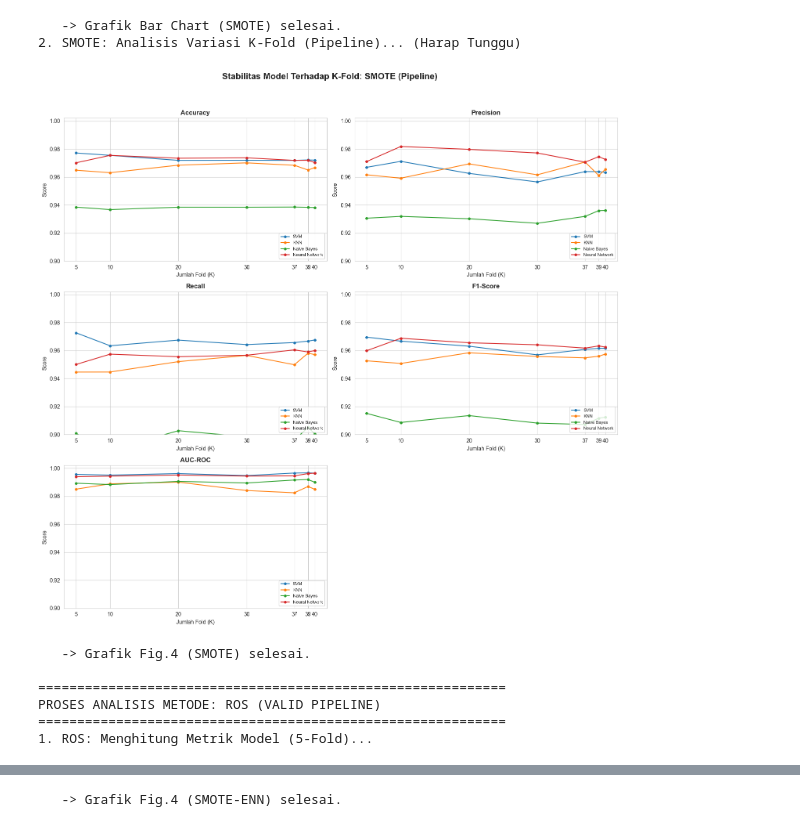
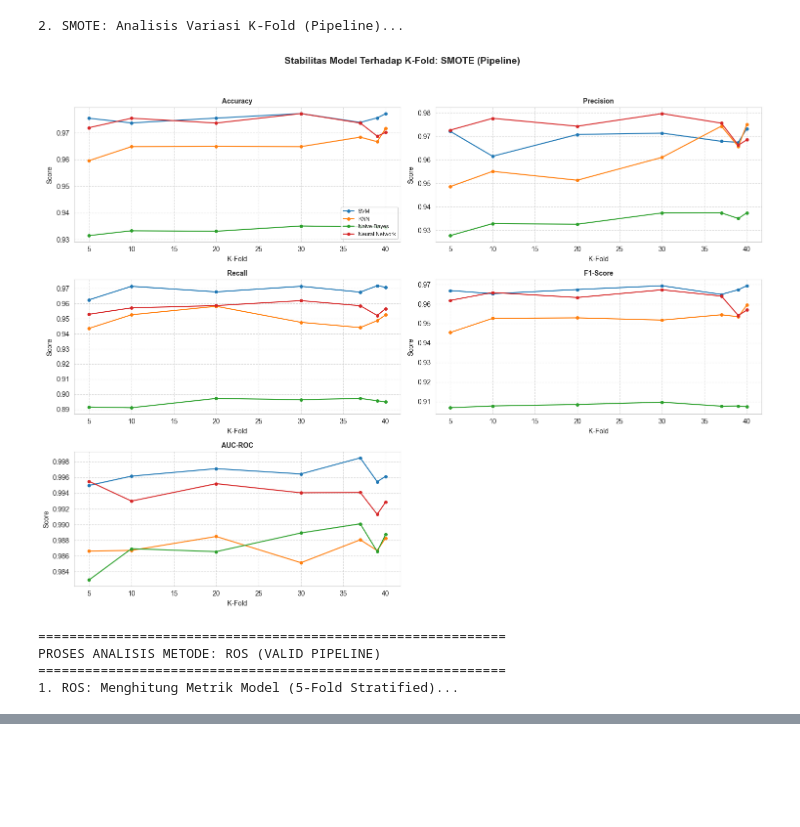
Before and after one commit to FardhanErfandyar/diabet-classification-kel10, a Jupyter notebook: Kel10_UASDataMining.ipynb, the cells around one changed output, grey strips where cells are left out. Saved outputs shown, nothing was run; the diff lists cells and outputs as text; code cells hidden in the pictures; blank space fills up the shorter version.

```diff
--- a/Kel10_UASDataMining.ipynb
+++ b/Kel10_UASDataMining.ipynb
@@ -68,7 +114,7 @@ k_values_fig4 = [5, 10, 20, 30, 37, 39, 40]
 final_results_storage = []
 # %%
 # ==========================================
-# 3. EKSEKUSI LOOP UTAMA (PIPELINE BASED)
+# 3. EKSEKUSI LOOP (PIPELINE BASED)
 # ==========================================
 
 for res_name, resampler in resamplers.items():
@@ -77,56 +123,65 @@ for res_name, resampler in resamplers.items():
     print(f"{'='*60}")
 
     # --- BAGIAN A: BAR CHART (5-FOLD) ---
-    print(f"1. {res_name}: Menghitung Metrik Model (5-Fold)...")
-    kf_5 = KFold(n_splits=5, shuffle=True, random_state=42)
+    print(f"1. {res_name}: Menghitung Metrik Model (5-Fold Stratified)...")
+
+    skf_5 = StratifiedKFold(n_splits=5, shuffle=True, random_state=42)
     split_results = []
 
     for model_name, model in models.items():
-        pipeline = ImbPipeline([('res', resampler), ('mod', model)])
+        pipeline = ImbPipeline([
+            ('scaler', StandardScaler()),
+            ('res', resampler),
+            ('mod', model)
+        ])
 
         scoring = ['accuracy', 'precision', 'recall', 'f1', 'roc_auc']
-        scores = cross_validate(pipeline, X_scaled, y, cv=kf_5, scoring=scoring, n_jobs=-1)
+        scores = cross_validate(pipeline, X_imputed, y_encoded, cv=skf_5, scoring=scoring, n_jobs=-1)
 
+        # Simpan hasil sementara
+        avg_auc = np.mean(scores['test_roc_auc'])
         split_results.append({
             "Model": model_name,
             "Accuracy": np.mean(scores['test_accuracy']),
-            "Precision": np.mean(scores['test_precision']),
-            "Recall": np.mean(scores['test_recall']),
-            "F1-Score": np.mean(scores['test_f1']),
-            "AUC-ROC": np.mean(scores['test_roc_auc'])
+            "AUC-ROC": avg_auc
         })
 
+        # === [FIX] SIMPAN KE GLOBAL STORAGE ===
+        # Ini bagian yang hilang sebelumnya
         final_results_storage.append({
             "Metode Resampling": res_name,
             "Model": model_name,
-            "Skor AUC-ROC": np.mean(scores['test_roc_auc'])
+            "Skor AUC-ROC": avg_auc
         })
 
     # Visualisasi A: Bar Chart
     df_split = pd.DataFrame(split_results)
-    df_melted = df_split.melt(id_vars="Model", var_name="Metric", value_name="Score")
 
-    plt.figure(figsize=(12, 6))
-    ax = sns.barplot(x="Metric", y="Score", hue="Model", data=df_melted, palette="viridis")
+    plt.figure(figsize=(10, 5))
+    ax = sns.barplot(x="Model", y="AUC-ROC", data=df_split, palette="viridis")
     plt.ylim(0.90, 1.0)
-    plt.title(f"Performa Model: {res_name} (Metode Pipeline Valid)", fontsize=14, fontweight='bold')
+    plt.title(f"Performa Model: {res_name} (5-Fold Stratified)", fontsize=12, fontweight='bold')
     for container in ax.containers:
-        ax.bar_label(container, fmt='%.3f', padding=3, fontsize=8)
-    plt.legend(bbox_to_anchor=(1.01, 1), loc='upper left')
+        ax.bar_label(container, fmt='%.3f', padding=3, fontsize=9)
     plt.tight_layout()
     plt.show()
-    print(f"   -> Grafik Bar Chart ({res_name}) selesai.")
 
-    # --- BAGIAN B: LINE CHART FIG. 4 (VARIASI K-FOLD) ---
-    print(f"2. {res_name}: Analisis Variasi K-Fold (Pipeline)... (Harap Tunggu)")
+    # --- BAGIAN B: LINE CHART (VARIASI K-FOLD) ---
+    print(f"2. {res_name}: Analisis Variasi K-Fold (Pipeline)...")
     history = {m: {'acc': [], 'prec': [], 'rec': [], 'f1': [], 'auc': []} for m in models}
 
     for k in k_values_fig4:
-        kf_k = KFold(n_splits=k, shuffle=True, random_state=42)
+        skf_k = StratifiedKFold(n_splits=k, shuffle=True, random_state=42)
+
         for model_name, model in models.items():
-            pipeline = ImbPipeline([('res', resampler), ('mod', model)])
+            pipeline = ImbPipeline([
+                ('scaler', StandardScaler()),
+                ('res', resampler),
+                ('mod', model)
+            ])
+
             scoring = ['accuracy', 'precision', 'recall', 'f1', 'roc_auc']
-            scores = cross_validate(pipeline, X_scaled, y, cv=kf_k, scoring=scoring, n_jobs=-1)
+            scores = cross_validate(pipeline, X_imputed, y_encoded, cv=skf_k, scoring=scoring, n_jobs=-1)
 
             history[model_name]['acc'].append(np.mean(scores['test_accuracy']))
             history[model_name]['prec'].append(np.mean(scores['test_precision']))
@@ -134,10 +189,9 @@ for res_name, resampler in resamplers.items():
             history[model_name]['f1'].append(np.mean(scores['test_f1']))
             history[model_name]['auc'].append(np.mean(scores['test_roc_auc']))
 
-    # Visualisasi B: 5 Subplots
-    fig, axes = plt.subplots(3, 2, figsize=(15, 15))
-    fig.suptitle(f'Stabilitas Model Terhadap K-Fold: {res_name} (Pipeline)', fontsize=16, fontweight='bold')
-
+    # Visualisasi B
+    fig, axes = plt.subplots(3, 2, figsize=(15, 12))
+    fig.suptitle(f'Stabilitas Model Terhadap K-Fold: {res_name} (Pipeline)', fontsize=14, fontweight='bold')
     metrics_map = [('Accuracy', 'acc', axes[0,0]), ('Precision', 'prec', axes[0,1]),
                    ('Recall', 'rec', axes[1,0]), ('F1-Score', 'f1', axes[1,1]), ('AUC-ROC', 'auc', axes[2,0])]
     fig.delaxes(axes[2, 1])
@@ -145,16 +199,14 @@ for res_name, resampler in resamplers.items():
     for title, key, ax in metrics_map:
         for model_name in models.keys():
             ax.plot(k_values_fig4, history[model_name][key], marker='o', linestyle='-', label=model_name, markersize=4)
-        ax.set_title(title, fontsize=12, fontweight='bold')
-        ax.set_xlabel('Jumlah Fold (K)')
+        ax.set_title(title, fontsize=10, fontweight='bold')
+        ax.set_xlabel('K-Fold')
         ax.set_ylabel('Score')
-        ax.set_ylim(0.90, 1.002)
-        ax.legend(loc='lower right', fontsize=8)
-        ax.set_xticks(k_values_fig4)
+        ax.grid(True, linestyle='--', alpha=0.7)
+        if title == 'Accuracy': ax.legend(loc='lower right', fontsize=8)
 
     plt.tight_layout(rect=[0, 0.03, 1, 0.95])
     plt.show()
-    print(f"   -> Grafik Fig.4 ({res_name}) selesai.")
 # %% [output]
 ============================================================
 PROSES ANALISIS METODE: SMOTE (VALID PIPELINE)
@@ -164,9 +216,6 @@ PROSES ANALISIS METODE: SMOTE (VALID PIPELINE)
-   -> Grafik Bar Chart (SMOTE) selesai.
-2. SMOTE: Analisis Variasi K-Fold (Pipeline)... (Harap Tunggu)
+2. SMOTE: Analisis Variasi K-Fold (Pipeline)...
-[figure, old version]
+[figure, new version]
-   -> Grafik Fig.4 (SMOTE) selesai.
-
 ============================================================
 PROSES ANALISIS METODE: ROS (VALID PIPELINE)
 ============================================================
-1. ROS: Menghitung Metrik Model (5-Fold)...
+1. ROS: Menghitung Metrik Model (5-Fold Stratified)...
@@ -187,4 +232,3 @@ PROSES ANALISIS METODE: SMOTE-ENN (VALID PIPELINE)
-   -> Grafik Fig.4 (SMOTE-ENN) selesai.
 # %%
 # ==========================================
 # 4. VISUALISASI FINAL: HEAD-TO-HEAD (VALID)
```
Also changed, not shown: parts of 5 cells of this notebook.
